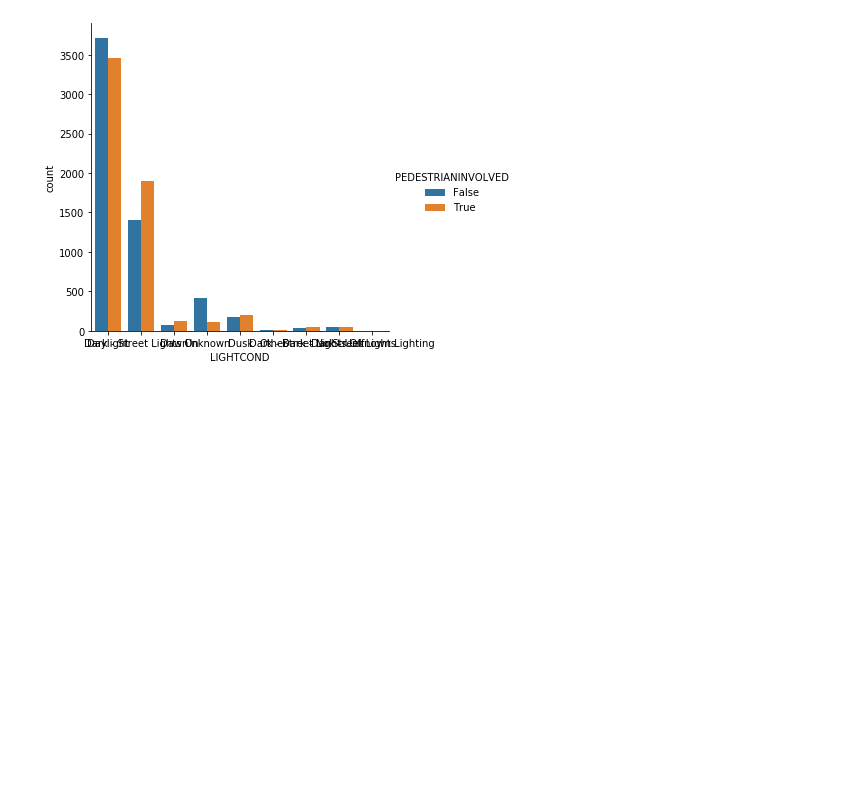
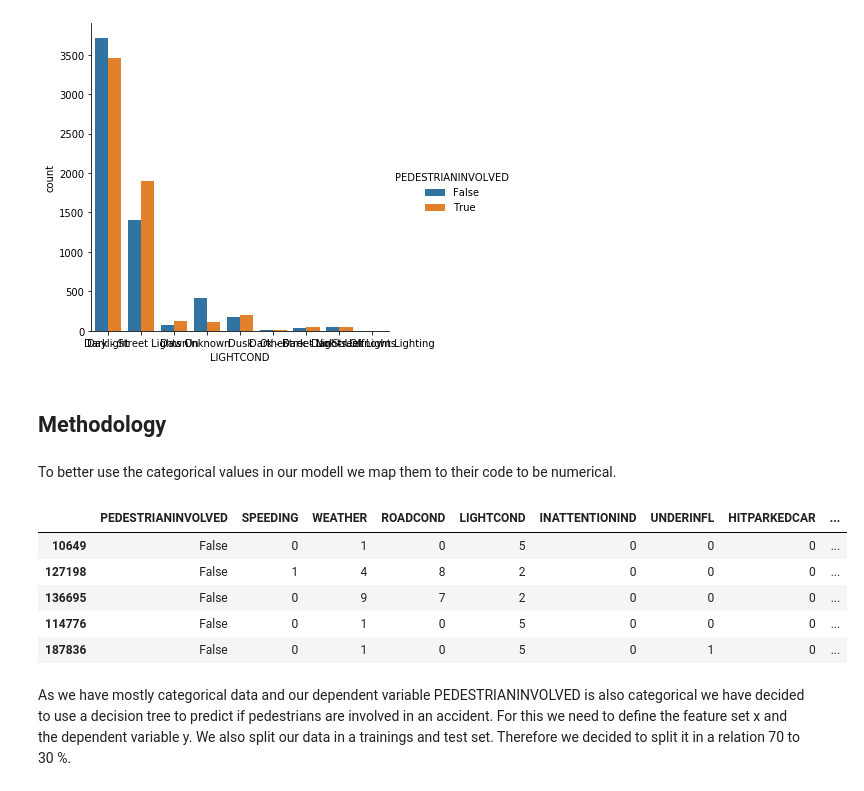
Before and after one commit to jans510/Coursera_Capstone, a Jupyter notebook: Coursera_Capstone.ipynb, the cells around one changed output. Saved outputs shown, nothing was run; the diff lists cells and outputs as text; code cells hidden in the pictures; blank space fills up the shorter version.

Commit message:
Added methodology

```diff
--- a/Coursera_Capstone.ipynb
+++ b/Coursera_Capstone.ipynb
@@ -80,8 +80,11 @@ df['ROADCOND'].fillna('Unknown', inplace=True)
 df['LIGHTCOND'].fillna('Unknown', inplace=True)
 
 # Use No as default value
-df['PEDROWNOTGRNT'].fillna('N', inplace=True)
 df['SPEEDING'].fillna('N', inplace=True)
+df['INATTENTIONIND'].fillna('N', inplace=True)
+
+# Change 0 to N and 1 to Y
+df['UNDERINFL'] = df.apply (lambda row: 'N' if row.UNDERINFL == '0' else 'Y' if row.UNDERINFL == '1' else row.UNDERINFL, axis=1)
 
 for column in df:
     print('Attribute values count: ')
@@ -173,3 +176,24 @@ sns.catplot(x="LIGHTCOND", hue="PEDESTRIANINVOLVED", kind='count', data=df_balan
 # %% [output]
 <seaborn.axisgrid.FacetGrid at 0x...>
 [figure]
+# %% [markdown]
+<h2>Methodology</h2>
+# %% [markdown]
+To better use the categorical values in our modell we map them to their code to be numerical.
+# %%
+cat_col = df_balanced.select_dtypes(['object'])
+encoding_maps = []
+
+for column in cat_col:
+    df_balanced[column] = pd.Categorical(df_balanced[column]).codes
+df_balanced.head()
+# %% [output]
+|  | PEDESTRIANINVOLVED | SPEEDING | WEATHER | ROADCOND | LIGHTCOND | INATTENTIONIND | UNDERINFL | HITPARKEDCAR | ... |
+| 10649 | False | 0 | 1 | 0 | 5 | 0 | 0 | 0 | ... |
+| 127198 | False | 1 | 4 | 8 | 2 | 0 | 0 | 0 | ... |
+| 136695 | False | 0 | 9 | 7 | 2 | 0 | 0 | 0 | ... |
+| 114776 | False | 0 | 1 | 0 | 5 | 0 | 0 | 0 | ... |
+| 187836 | False | 0 | 1 | 0 | 5 | 0 | 1 | 0 | ... |
+# %% [markdown]
+As we have mostly categorical data and our dependent variable PEDESTRIANINVOLVED is also categorical we have decided to use a decision tree to predict if pedestrians are involved in an accident.
+For this we need to define the feature set x and the dependent variable y. We also split our data in a trainings and test set. Therefore we decided to split it in a relation 70 to 30 %.
```
Also changed, not shown: parts of 11 cells of this notebook.
